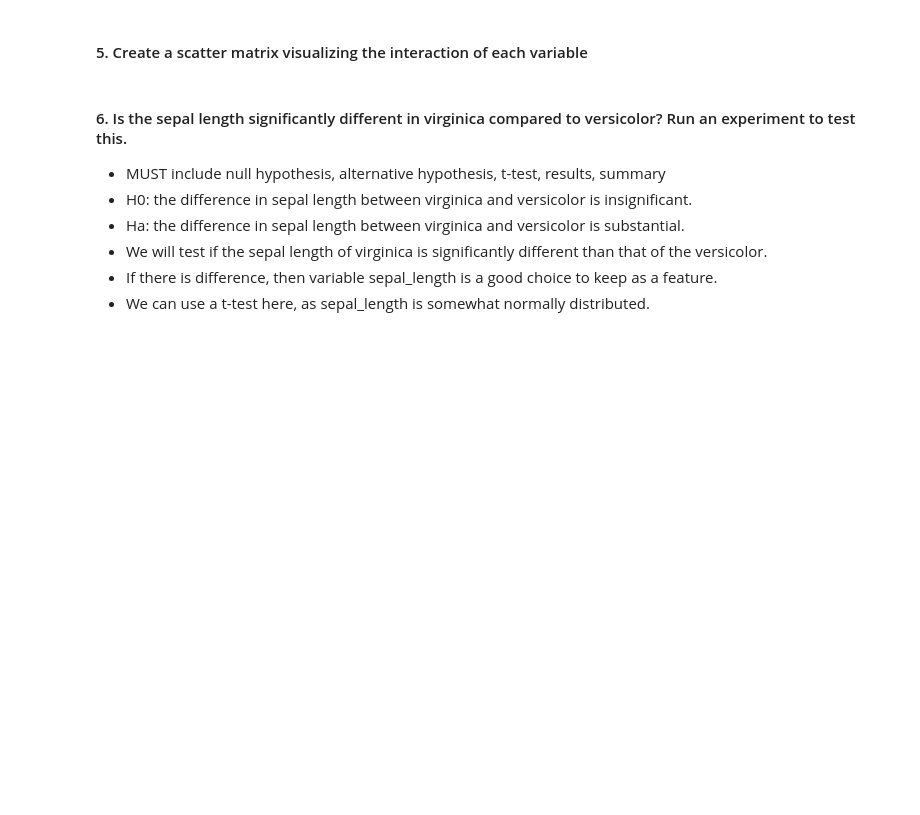
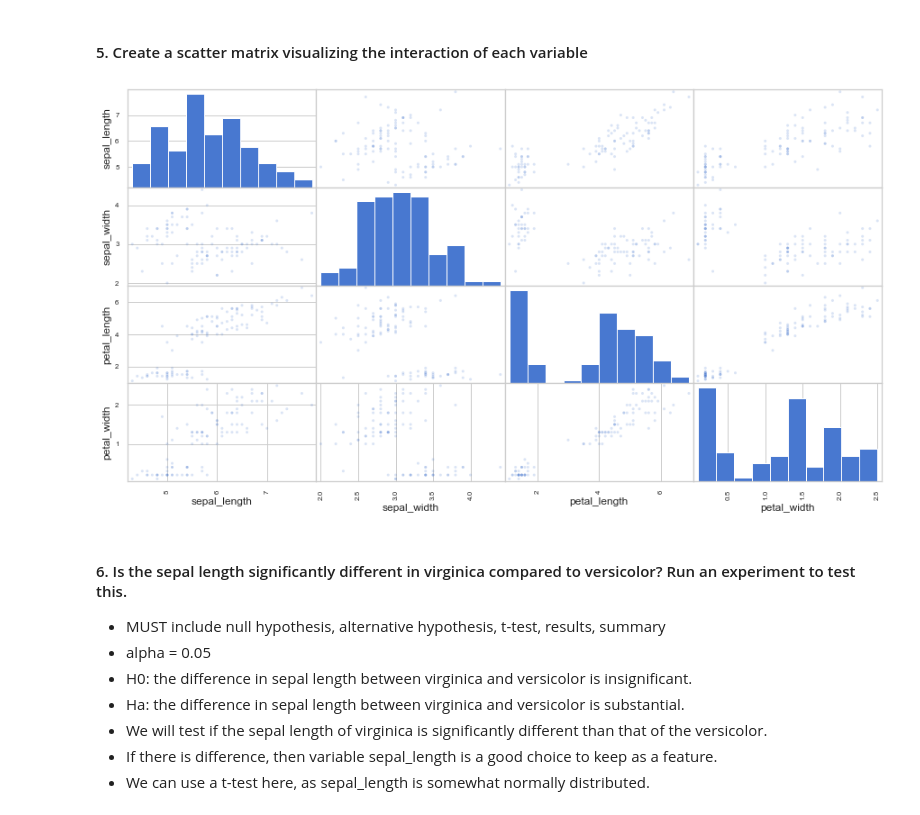
Before and after one commit to CSolitaire/classification-exercises, a Jupyter notebook: classification_exercises.ipynb, the cells around one changed output. Saved outputs shown, nothing was run; the diff lists cells and outputs as text; code cells hidden in the pictures; blank space fills up the shorter version.

```diff
--- a/classification_exercises.ipynb
+++ b/classification_exercises.ipynb
@@ -639,9 +1141,15 @@ Weak/Positive between sepal area and petal area, as well as sepal length and pet
 # %% [markdown]
 #### 5. Create a scatter matrix visualizing the interaction of each variable
+# %%
+pd.plotting.scatter_matrix(train_df, alpha=0.2, figsize=(15, 8))
+plt.show()
+# %% [output]
+[figure, added]
 # %% [markdown]
 #### 6. Is the sepal length significantly different in virginica compared to versicolor? Run an experiment to test this.
 
    - MUST include null hypothesis, alternative hypothesis, t-test, results, summary
+   - alpha = 0.05
    - H0: the difference in sepal length between virginica and versicolor is insignificant.
    - Ha: the difference in sepal length between virginica and versicolor is substantial.
    - We will test if the sepal length of virginica is significantly different than that of the versicolor.
```
Also changed, not shown: parts of 58 cells of this notebook.
